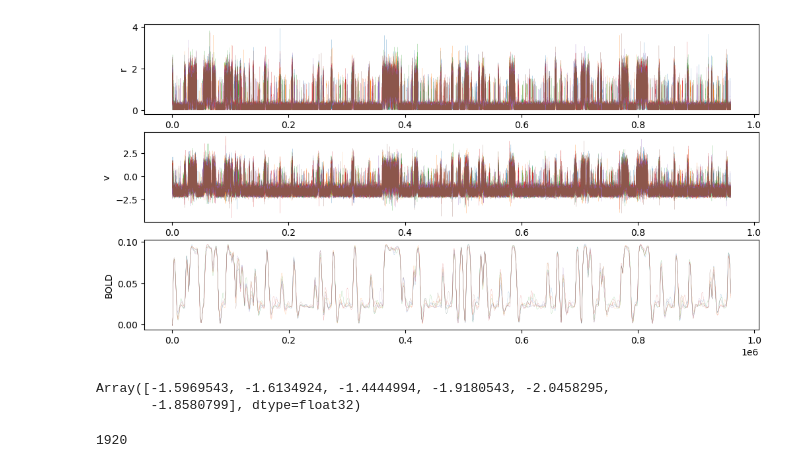
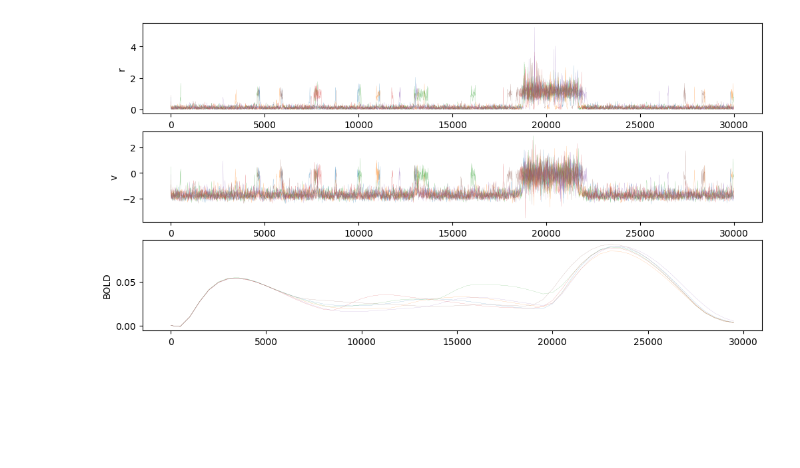
Before and after one commit to monicapaoletti/GSoC_T3.3_inference, a Jupyter notebook: scripts/notebooks/mpr_jax.ipynb, the cells around one changed output. Drawn from its saved outputs; the diff is of its cells as text; code cells hidden in the pictures; blank space fills up the shorter version.

```diff
--- a/scripts/notebooks/mpr_jax.ipynb
+++ b/scripts/notebooks/mpr_jax.ipynb
@@ -78,14 +101,13 @@ def plot(rv_t, r, v, bold_d, bold_t, g, close=True):
 # %%
 nn = 6
-
 weights = nx.to_numpy_array(nx.complete_graph(nn))
 params = {"G": 0.25,
           "weights": weights,
-          "t_end": 10000,
+          "t_end": 30000,
           "dt": 0.01,
           "eta": jnp.array([-4.6]),
           "rv_decimate": 10,
           "noise_amp": 0.037,
           "tr": 500.0,
-          "seed": 42
+          "seed":42
           }
@@ -130,5 +130,5 @@ Swap:             0B          0B          0B
 # %%
-params['t_end'] = 960000
+#params['t_end'] = 30_000
 g = 0.33
 rv_t, r, v, bold_t, bold_d = wrapper(g, params)
 plot(rv_t, r, v, bold_d, bold_t, g)
@@ -137,10 +137 @@ wrapper took 0.41 seconds
-[figure, old version]
+[figure, new version]
-# %%
-v[len(v)-2971,:]
-# %% [output]
-Array([-1.5969543, -1.6134924, -1.4444994, -1.9180543, -2.0458295,
-       -1.8580799], dtype=float32)
-# %%
-len(bold_d)
-# %% [output]
-1920
```
Also changed, not shown: parts of 74 cells of this notebook, 1 other file.
